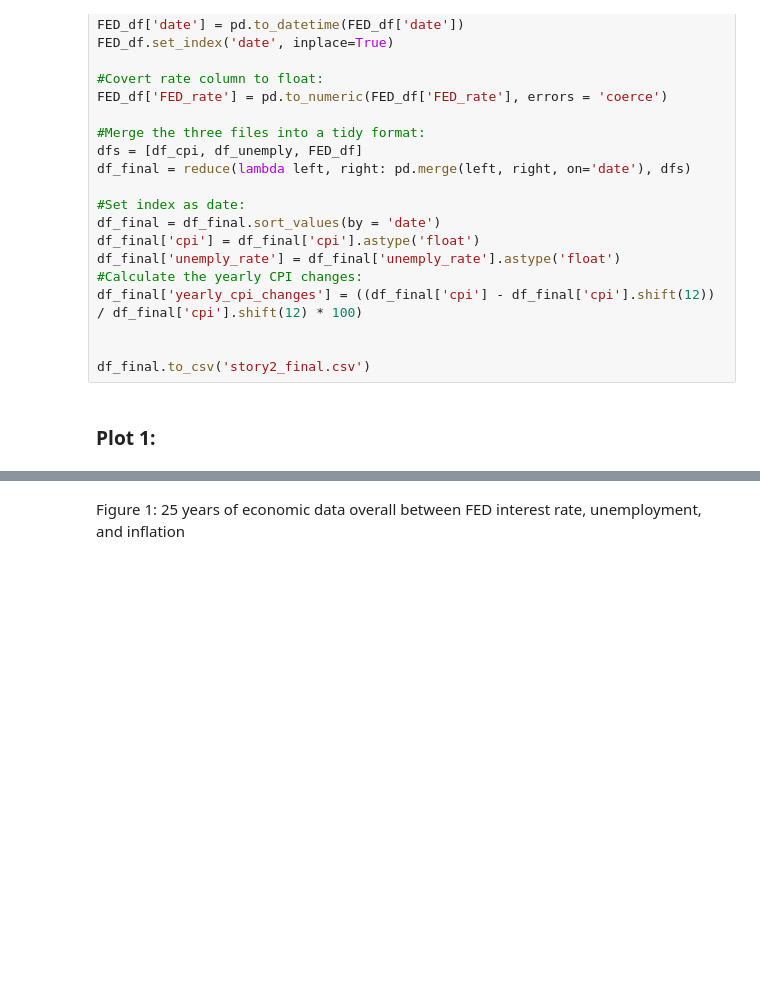
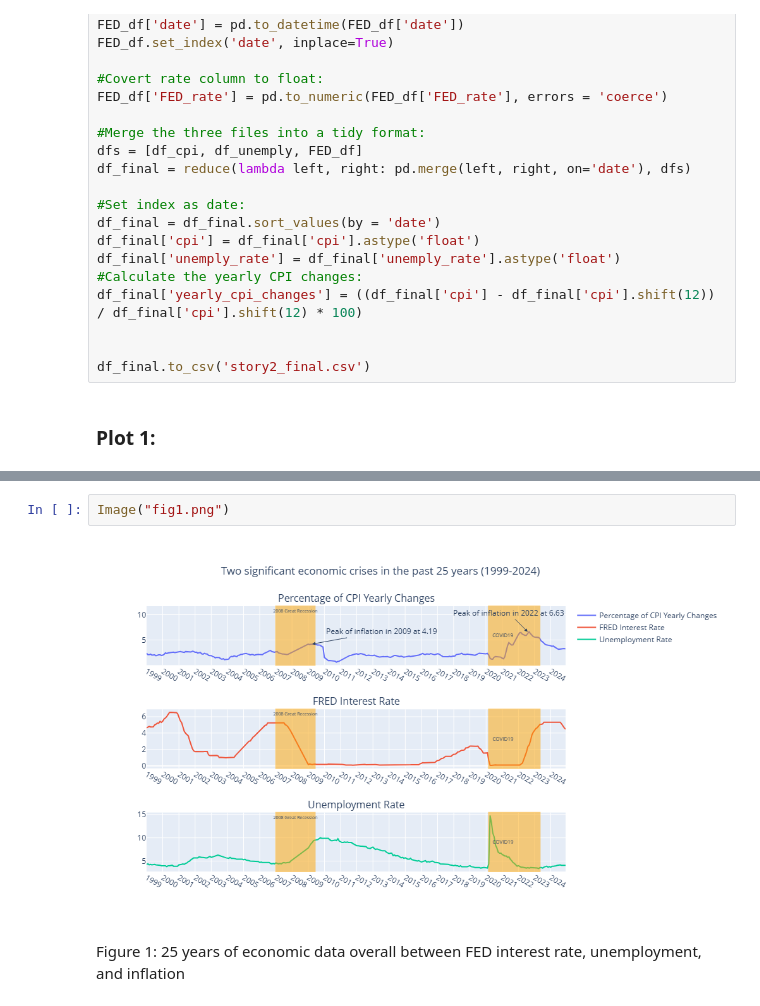
Before and after one commit to stormwhale/Academics, a Jupyter notebook: 608 storytelling and visualization/project2/Story2_can_FED_control_inflation.ipynb, the cells around one changed output, grey strips where cells are left out. Drawn from its saved outputs; the diff is of its cells as text; blank space fills up the shorter version.

```diff
--- a/608 storytelling and visualization/project2/Story2_can_FED_control_inflation.ipynb
+++ b/608 storytelling and visualization/project2/Story2_can_FED_control_inflation.ipynb
@@ -235,6 +235,10 @@ fig.update_layout(height=600, width=1000,
 fig.show()
 # %% [output]
 [interactive output not drawn]
+# %%
+Image("fig1.png")
+# %% [output]
+[figure, added]
 # %% [markdown]
 Figure 1: 25 years of economic data overall between FED interest rate, unemployment, and inflation
 # %%
```
Also changed, not shown: parts of 6 cells of this notebook.
